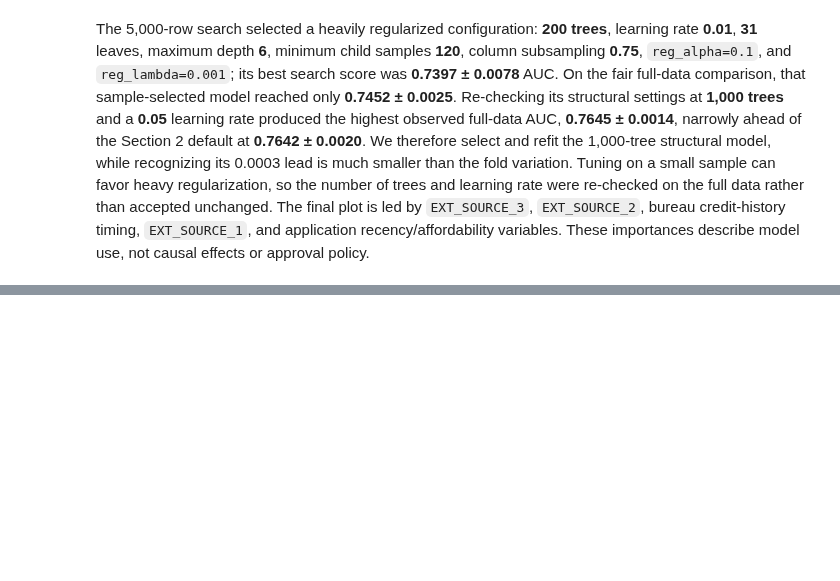
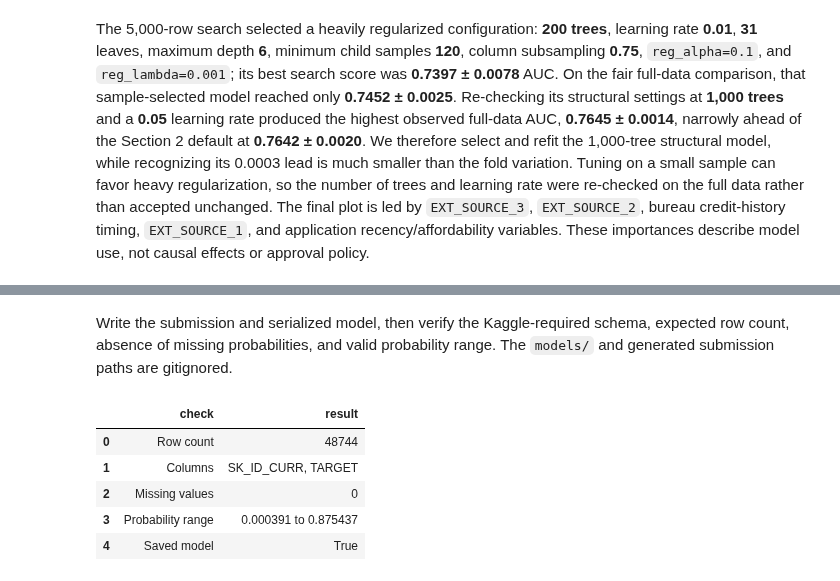
Before and after one commit to ivafearnow/Home-Credit-Project, a Jupyter notebook: notebooks/02_modeling.ipynb, the cells around one changed output, grey strips where cells are left out. Cells and saved outputs as stored; diff of their text form; code cells hidden in the pictures; blank space fills up the shorter version.

```diff
--- a/notebooks/02_modeling.ipynb
+++ b/notebooks/02_modeling.ipynb
@@ -361,0 +402,35 @@ The 5,000-row search selected a heavily regularized configuration: **200 trees**
+# %% [markdown]
+Write the submission and serialized model, then verify the Kaggle-required schema, expected row count, absence of missing probabilities, and valid probability range. The `models/` and generated submission paths are gitignored.
+# %%
+import joblib
+
+from src.models.modeling import make_submission
+
+submission_path = make_submission(final_lightgbm, X_test, test_ids)
+model_path = project_root / 'models' / 'final_lightgbm.joblib'
+model_path.parent.mkdir(parents=True, exist_ok=True)
+joblib.dump(final_lightgbm, model_path)
+
+submission = pd.read_csv(submission_path)
+submission_checks = pd.DataFrame({
+    'check': ['Row count', 'Columns', 'Missing values', 'Probability range', 'Saved model'],
+    'result': [
+        len(submission),
+        ', '.join(submission.columns),
+        int(submission.isna().sum().sum()),
+        f'{submission.TARGET.min():.6f} to {submission.TARGET.max():.6f}',
+        model_path.exists(),
+    ],
+})
+assert len(submission) == 48_744
+assert submission.columns.tolist() == ['SK_ID_CURR', 'TARGET']
+assert submission.isna().sum().sum() == 0
+assert submission['TARGET'].between(0, 1).all()
+submission_checks
+# %% [output]
+|  | check | result |
+| 0 | Row count | 48744 |
+| 1 | Columns | SK_ID_CURR, TARGET |
+| 2 | Missing values | 0 |
+| 3 | Probability range | 0.000391 to 0.875437 |
+| 4 | Saved model | True |
```
Also changed, not shown: parts of 10 cells of this notebook, 2 other files.
